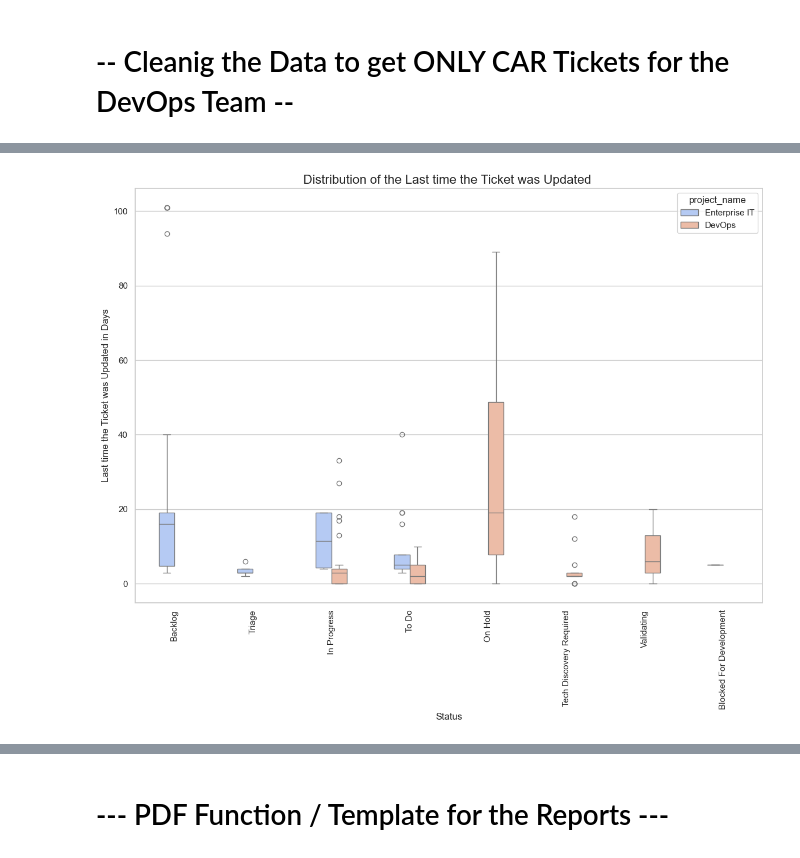
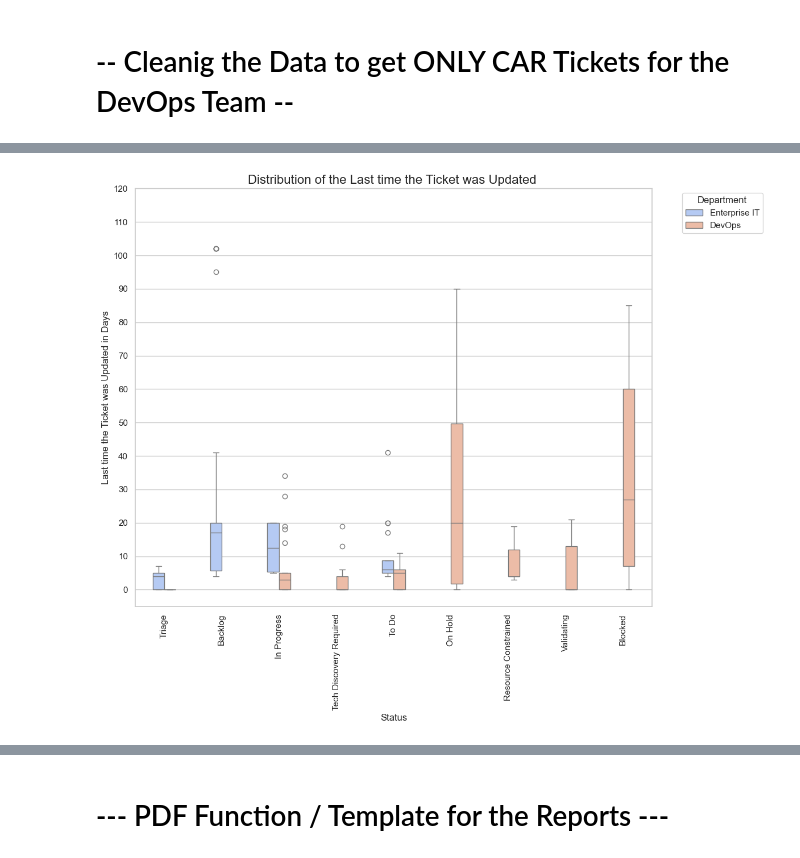
Before and after one commit to jorgeerodriguez/Jira, a Jupyter notebook: Jira.ipynb, the cells around one changed output, grey strips where cells are left out. Drawn from its saved outputs; the diff is of its cells as text; code cells hidden in the pictures.

```diff
--- a/Jira.ipynb
+++ b/Jira.ipynb
@@ -1138,36 +1141,40 @@ plt.figure(figsize=(12, 10))
 # Since we filtered for 'In Progress', it will show a single box for this category.
 in_progress_issues_df = df_issues[df_issues['status'] != 'Done']
 in_progress_issues_df = in_progress_issues_df[in_progress_issues_df['project_name'] != 'Release Management']
 in_progress_issues_df = in_progress_issues_df[in_progress_issues_df['status'] != 'Will Not Do']
-in_progress_issues_df = in_progress_issues_df[in_progress_issues_df['status'] != 'Blocked']
-in_progress_issues_df = in_progress_issues_df[in_progress_issues_df['status'] != 'Resource Constrained']
+#in_progress_issues_df = in_progress_issues_df[in_progress_issues_df['status'] != 'Blocked']
+in_progress_issues_df = in_progress_issues_df[in_progress_issues_df['status'] != 'Blocked For Development']
+#in_progress_issues_df = in_progress_issues_df[in_progress_issues_df['status'] != 'Resource Constrained']
 #in_progress_issues_df = in_progress_issues_df[in_progress_issues_df['status'] != 'Released Successfully to Production'] # CAR Tickets = Done
 #in_progress_issues_df = in_progress_issues_df[in_progress_issues_df['status'] != '❌ Rolled Back']
+#in_progress_issues_df = in_progress_issues_df[in_progress_issues_df['days_old'] <= 365]
 ax = sns.boxplot(
     data=in_progress_issues_df,
     y='last_updated_days',
     x='status',  # This will label the x-axis category as 'In Progress'
     palette="coolwarm", # Optional: adds a bit of color
     width=0.4, # Optional: makes the box a bit narrower
     hue='project_name',  # Optional: if you want to differentiate by project
 )
 
 # --- 4. Customize the Plot ---
 plt.title("Distribution of the Last time the Ticket was Updated ", fontsize=16)
 plt.ylabel("Last time the Ticket was Updated in Days", fontsize=12)
 plt.xlabel("Status", fontsize=12) # Label for the x-axis
 plt.xticks(rotation=90) # Rotate x-axis labels for better readability
+plt.yticks(np.arange(0, 130, 10)) # Set y-ticks to increase by 10 for better readability
+plt.legend(title='Department', bbox_to_anchor=(1.05, 1), loc='upper left') # Position legend outside the plot
 
 # You can adjust y-axis limits if needed, e.g., to focus on a specific range
 # ax.set_ylim(0, 20) # Example: if you want to cap the y-axis
 
 # Ensure everything fits without overlapping
 plt.tight_layout()
 
 # --- 5. Display the Plot ---
 plt.show()
 # %% [output]
-[figure, old version]
+[figure, new version]
 # %%
 df_issues[(df_issues['status'] != 'Done') & (df_issues['status'] != 'Will Not Do')]['status'].value_counts()
 # %% [output]
```
Also changed, not shown: parts of 26 cells of this notebook, 1 other file.
